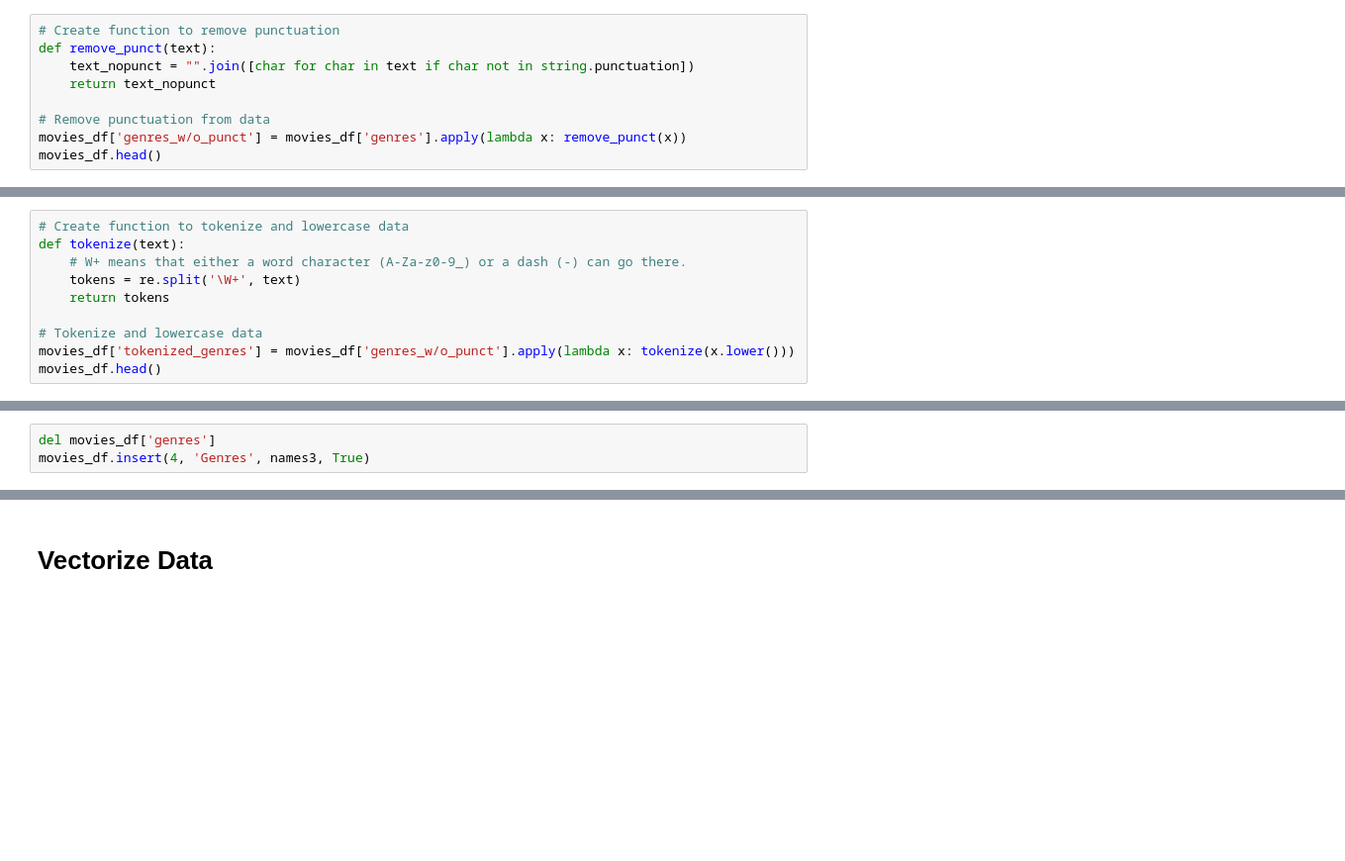
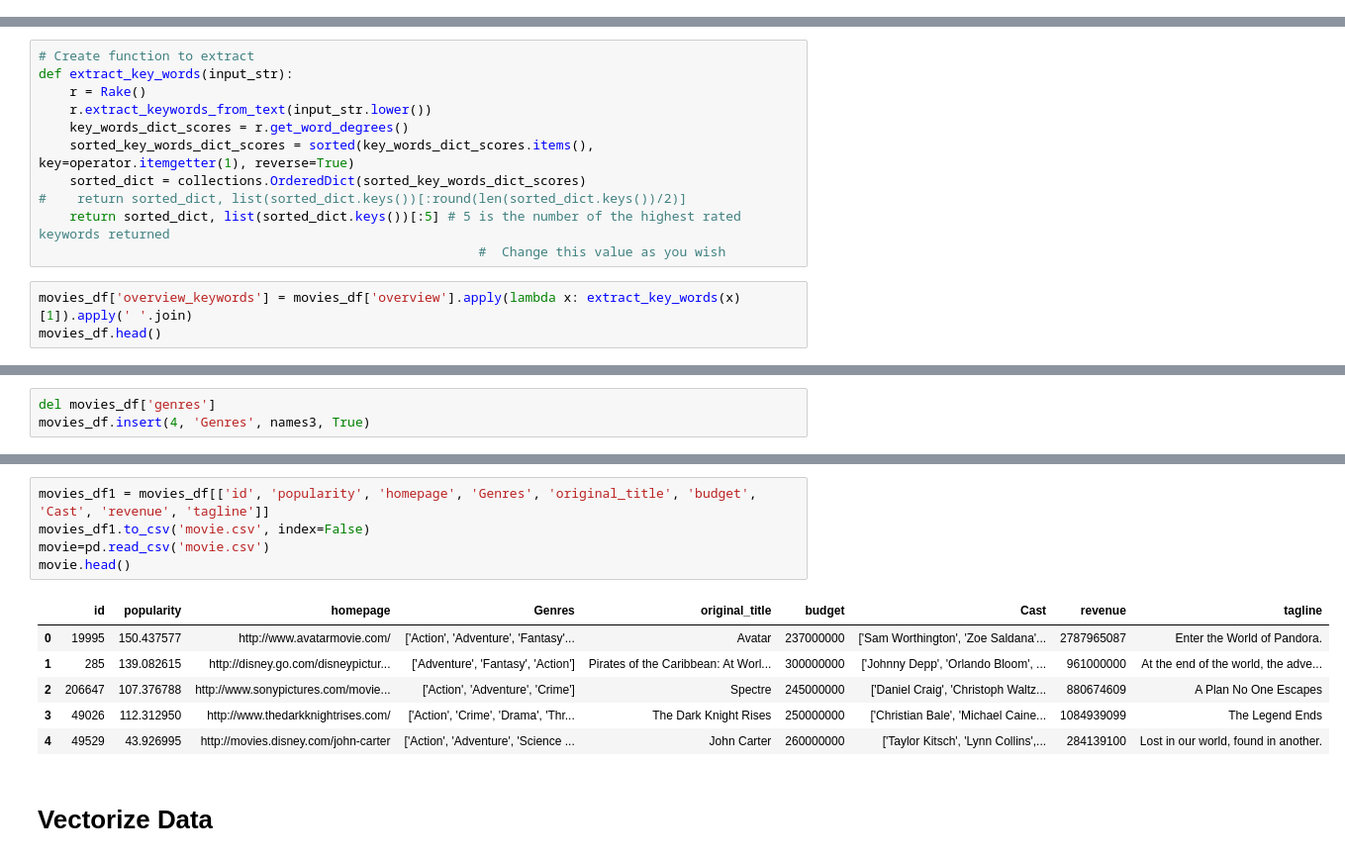
Before and after one commit to ana0nieva/CIS-3920-group-project, a Jupyter notebook: PR.ipynb, the cells around one changed output, grey strips where cells are left out. Shown at 99% size. Saved outputs shown, nothing was run; the diff lists cells and outputs as text; blank space fills up the shorter version.

```diff
--- a/PR.ipynb
+++ b/PR.ipynb
@@ -59,9 +71,0 @@ string.punctuation
-# %%
-# Create function to remove punctuation
-def remove_punct(text):
-    text_nopunct = "".join([char for char in text if char not in string.punctuation])
-    return text_nopunct
-
-# Remove punctuation from data
-movies_df['genres_w/o_punct'] = movies_df['genres'].apply(lambda x: remove_punct(x))
-movies_df.head()
@@ -75,10 +71,0 @@ movies_df.head()
-# %%
-# Create function to tokenize and lowercase data
-def tokenize(text):
-    # W+ means that either a word character (A-Za-z0-9_) or a dash (-) can go there.
-    tokens = re.split('\W+', text)
-    return tokens
-
-# Tokenize and lowercase data
-movies_df['tokenized_genres'] = movies_df['genres_w/o_punct'].apply(lambda x: tokenize(x.lower()))
-movies_df.head()
@@ -196,0 +190,14 @@ movies_df.head()
+# %%
+# Create function to extract
+def extract_key_words(input_str):
+    r = Rake()
+    r.extract_keywords_from_text(input_str.lower())
+    key_words_dict_scores = r.get_word_degrees()
+    sorted_key_words_dict_scores = sorted(key_words_dict_scores.items(), key=operator.itemgetter(1), reverse=True)
+    sorted_dict = collections.OrderedDict(sorted_key_words_dict_scores)
+#    return sorted_dict, list(sorted_dict.keys())[:round(len(sorted_dict.keys())/2)]
+    return sorted_dict, list(sorted_dict.keys())[:5] # 5 is the number of the highest rated keywords returned
+                                                         #  Change this value as you wish
+# %%
+movies_df['overview_keywords'] = movies_df['overview'].apply(lambda x: extract_key_words(x)[1]).apply(' '.join)
+movies_df.head()
@@ -263,3 +303,15 @@ movies_df
+# %%
+movies_df1 = movies_df[['id', 'popularity', 'homepage', 'Genres', 'original_title', 'budget', 'Cast', 'revenue', 'tagline']]
+movies_df1.to_csv('movie.csv', index=False)
+movie=pd.read_csv('movie.csv')
+movie.head()
+# %% [output]
+|  | id | popularity | homepage | Genres | original_title | budget | Cast | revenue | tagline |
+| 0 | 19995 | 150.437577 | http://www.avatarmovie.com/ | ['Action', 'Adventure', 'Fantasy'... | Avatar | 237000000 | ['Sam Worthington', 'Zoe Saldana'... | 2787965087 | Enter the World of Pandora. |
+| 1 | 285 | 139.082615 | http://disney.go.com/disneypictur... | ['Adventure', 'Fantasy', 'Action'] | Pirates of the Caribbean: At Worl... | 300000000 | ['Johnny Depp', 'Orlando Bloom', ... | 961000000 | At the end of the world, the adve... |
+| 2 | 206647 | 107.376788 | http://www.sonypictures.com/movie... | ['Action', 'Adventure', 'Crime'] | Spectre | 245000000 | ['Daniel Craig', 'Christoph Waltz... | 880674609 | A Plan No One Escapes |
+| 3 | 49026 | 112.312950 | http://www.thedarkknightrises.com/ | ['Action', 'Crime', 'Drama', 'Thr... | The Dark Knight Rises | 250000000 | ['Christian Bale', 'Michael Caine... | 1084939099 | The Legend Ends |
+| 4 | 49529 | 43.926995 | http://movies.disney.com/john-carter | ['Action', 'Adventure', 'Science ... | John Carter | 260000000 | ['Taylor Kitsch', 'Lynn Collins',... | 284139100 | Lost in our world, found in another. |
 # %% [markdown]
 # Vectorize Data
 # %% [markdown]
```
Also changed, not shown: parts of 13 cells of this notebook.
